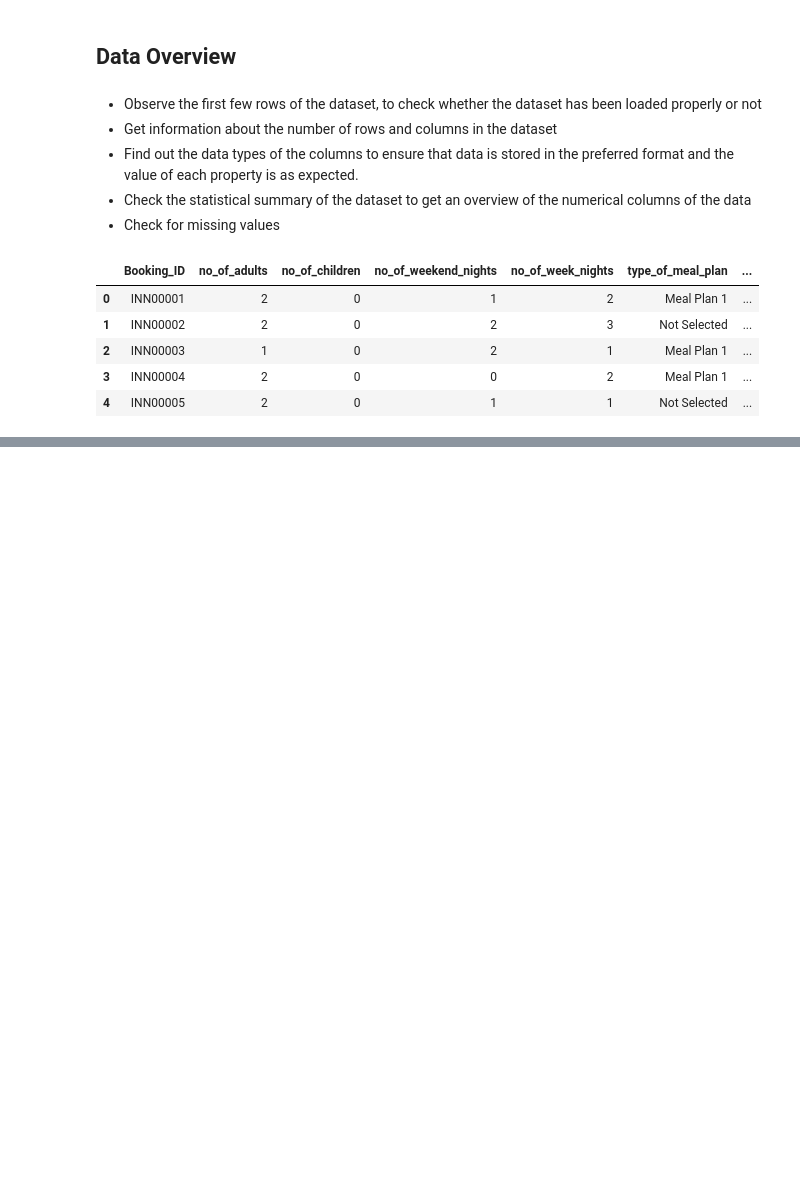
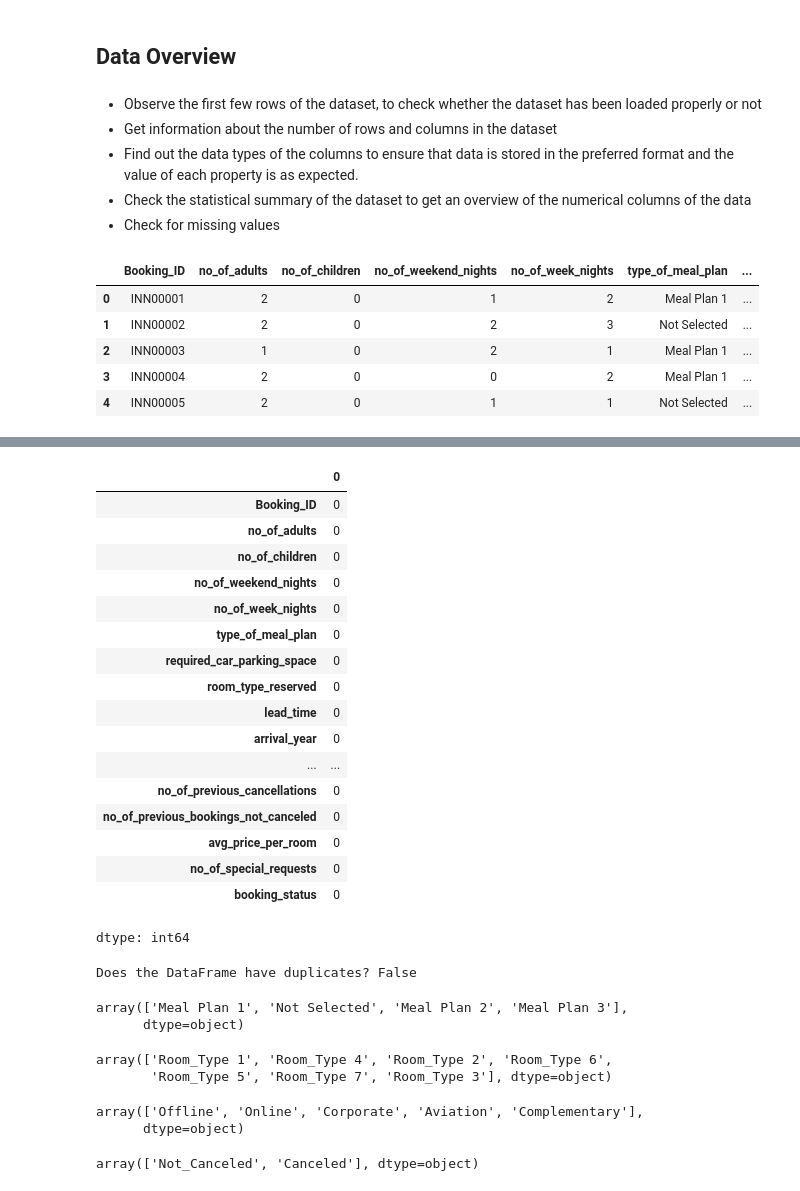
Before and after one commit to Rajesh2015/Credit-Card-Transaction-Sql-Analysis, a Jupyter notebook: inn_hotel_bookings_solution.ipynb, the cells around one changed output, grey strips where cells are left out. Drawn from its saved outputs; the diff is of its cells as text; code cells hidden in the pictures; blank space fills up the shorter version.

```diff
--- a/inn_hotel_bookings_solution.ipynb
+++ b/inn_hotel_bookings_solution.ipynb
@@ -95,0 +152,46 @@ df.head()
+# %%
+df.isnull().sum()
+# %% [output]
+|  | 0 |
+| Booking_ID | 0 |
+| no_of_adults | 0 |
+| no_of_children | 0 |
+| no_of_weekend_nights | 0 |
+| no_of_week_nights | 0 |
+| type_of_meal_plan | 0 |
+| required_car_parking_space | 0 |
+| room_type_reserved | 0 |
+| lead_time | 0 |
+| arrival_year | 0 |
+| ... | ... |
+| no_of_previous_cancellations | 0 |
+| no_of_previous_bookings_not_canceled | 0 |
+| avg_price_per_room | 0 |
+| no_of_special_requests | 0 |
+| booking_status | 0 |
+dtype: int64
+# %%
+has_duplicates = df.duplicated().any()
+
+print(f"Does the DataFrame have duplicates? {has_duplicates}")
+# %% [output]
+Does the DataFrame have duplicates? False
+# %%
+df['type_of_meal_plan'].unique()
+# %% [output]
+array(['Meal Plan 1', 'Not Selected', 'Meal Plan 2', 'Meal Plan 3'],
+      dtype=object)
+# %%
+df['room_type_reserved'].unique()
+# %% [output]
+array(['Room_Type 1', 'Room_Type 4', 'Room_Type 2', 'Room_Type 6',
+       'Room_Type 5', 'Room_Type 7', 'Room_Type 3'], dtype=object)
+# %%
+df['market_segment_type'].unique()
+# %% [output]
+array(['Offline', 'Online', 'Corporate', 'Aviation', 'Complementary'],
+      dtype=object)
+# %%
+df['booking_status'].unique()
+# %% [output]
+array(['Not_Canceled', 'Canceled'], dtype=object)
```
Also changed, not shown: parts of 19 cells of this notebook.
